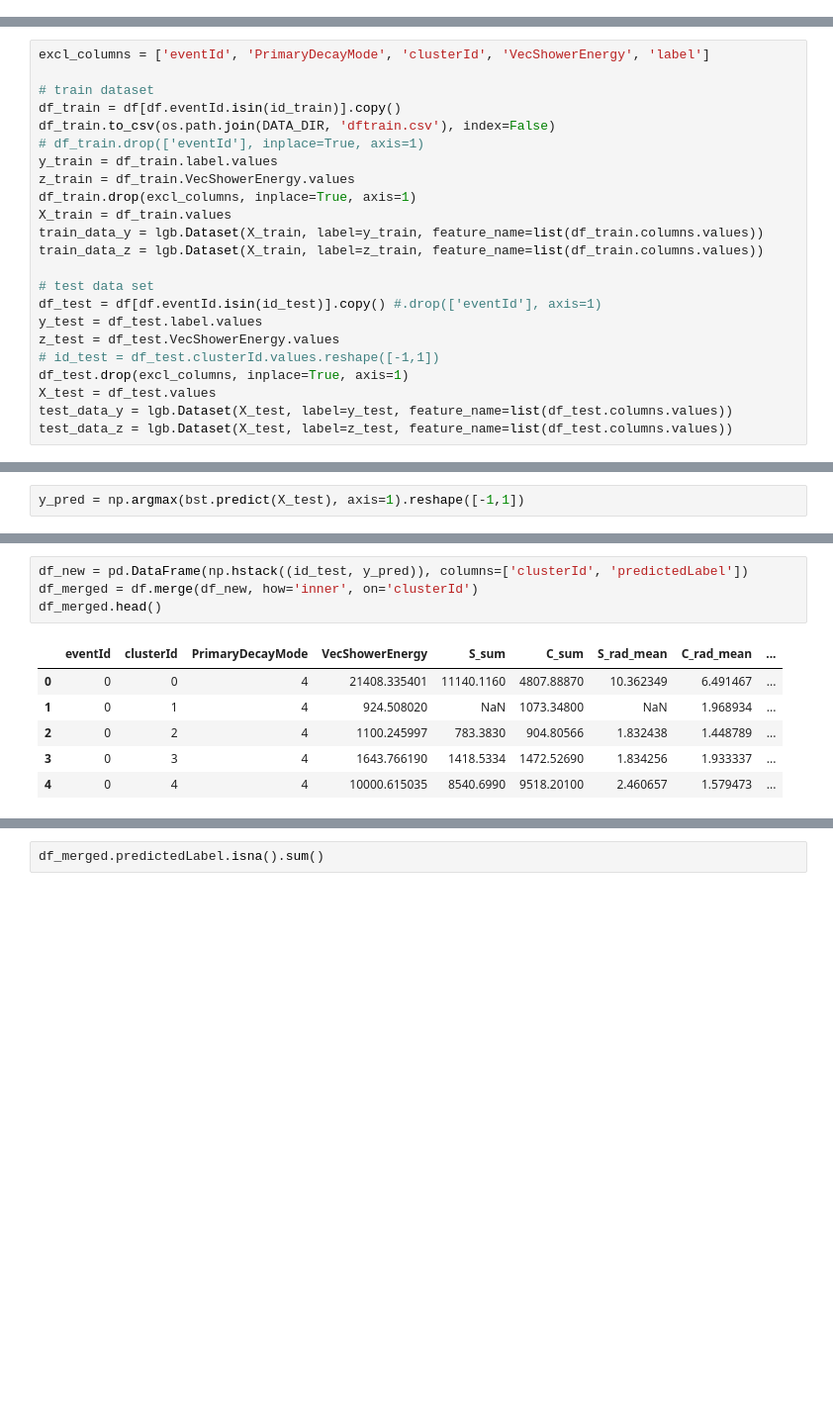
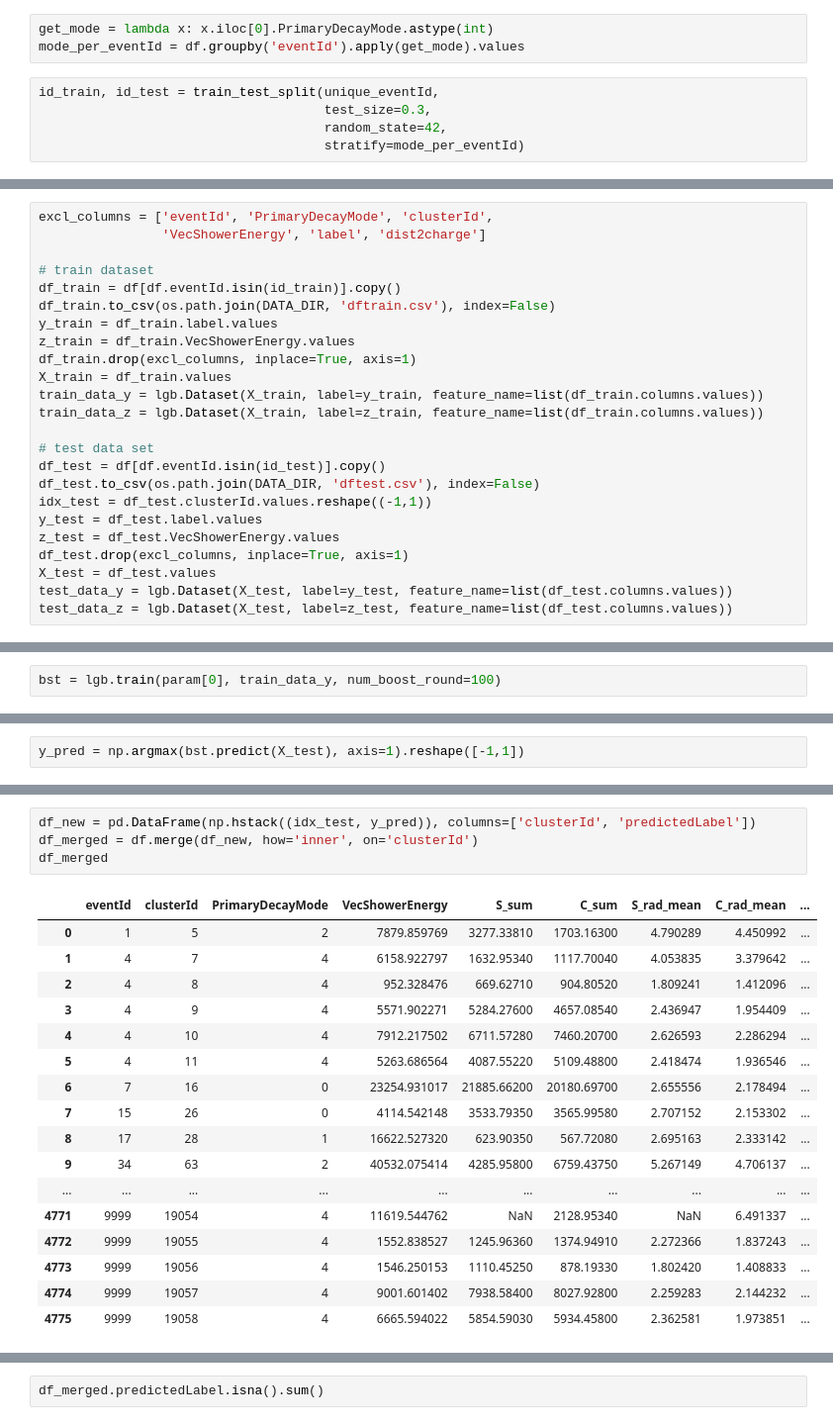
Before and after one commit to mollyhjorthjensen/DREAM, a Jupyter notebook: Analysis/machinelearning.ipynb, the cells around one changed output, grey strips where cells are left out. Shown at 99% size. Saved outputs shown, nothing was run; the diff lists cells and outputs as text; blank space fills up the shorter version.

```diff
--- a/Analysis/machinelearning.ipynb
+++ b/Analysis/machinelearning.ipynb
@@ -45,0 +51,8 @@ print(id_train.shape, id_test.shape)
+# %%
+get_mode = lambda x: x.iloc[0].PrimaryDecayMode.astype(int)
+mode_per_eventId = df.groupby('eventId').apply(get_mode).values
+# %%
+id_train, id_test = train_test_split(unique_eventId,
+                                     test_size=0.3,
+                                     random_state=42,
+                                     stratify=mode_per_eventId)
@@ -46,10 +67,10 @@ print(id_train.shape, id_test.shape)
 # %%
-excl_columns = ['eventId', 'PrimaryDecayMode', 'clusterId', 'VecShowerEnergy', 'label']
+excl_columns = ['eventId', 'PrimaryDecayMode', 'clusterId',
+                'VecShowerEnergy', 'label', 'dist2charge']
 
 # train dataset
 df_train = df[df.eventId.isin(id_train)].copy()
 df_train.to_csv(os.path.join(DATA_DIR, 'dftrain.csv'), index=False)
-# df_train.drop(['eventId'], inplace=True, axis=1)
 y_train = df_train.label.values
 z_train = df_train.VecShowerEnergy.values
 df_train.drop(excl_columns, inplace=True, axis=1)
@@ -58,10 +79,11 @@ train_data_y = lgb.Dataset(X_train, label=y_train, feature_name=list(df_train.co
 train_data_z = lgb.Dataset(X_train, label=z_train, feature_name=list(df_train.columns.values))
 
 # test data set
-df_test = df[df.eventId.isin(id_test)].copy() #.drop(['eventId'], axis=1)
+df_test = df[df.eventId.isin(id_test)].copy()
+df_test.to_csv(os.path.join(DATA_DIR, 'dftest.csv'), index=False)
+idx_test = df_test.clusterId.values.reshape((-1,1))
 y_test = df_test.label.values
 z_test = df_test.VecShowerEnergy.values
-# id_test = df_test.clusterId.values.reshape([-1,1])
 df_test.drop(excl_columns, inplace=True, axis=1)
 X_test = df_test.values
 test_data_y = lgb.Dataset(X_test, label=y_test, feature_name=list(df_test.columns.values))
@@ -144,4 +145,6 @@ results
 # %%
 bst = lgb.train(param[results[0][0]], train_data_y, num_boost_round=results[0][1])
+# %%
+bst = lgb.train(param[0], train_data_y, num_boost_round=100)
 # %% [markdown]
 ### Testing
@@ -165,11 +164,22 @@ accuracy_score(y_test, y_pred)
 # %%
-df_new = pd.DataFrame(np.hstack((id_test, y_pred)), columns=['clusterId', 'predictedLabel'])
+df_new = pd.DataFrame(np.hstack((idx_test, y_pred)), columns=['clusterId', 'predictedLabel'])
 df_merged = df.merge(df_new, how='inner', on='clusterId')
-df_merged.head()
+df_merged
 # %% [output]
 |  | eventId | clusterId | PrimaryDecayMode | VecShowerEnergy | S_sum | C_sum | S_rad_mean | C_rad_mean | ... |
-| 0 | 0 | 0 | 4 | 21408.335401 | 11140.1160 | 4807.88870 | 10.362349 | 6.491467 | ... |
-| 1 | 0 | 1 | 4 | 924.508020 | NaN | 1073.34800 | NaN | 1.968934 | ... |
-| 2 | 0 | 2 | 4 | 1100.245997 | 783.3830 | 904.80566 | 1.832438 | 1.448789 | ... |
-| 3 | 0 | 3 | 4 | 1643.766190 | 1418.5334 | 1472.52690 | 1.834256 | 1.933337 | ... |
-| 4 | 0 | 4 | 4 | 10000.615035 | 8540.6990 | 9518.20100 | 2.460657 | 1.579473 | ... |
+| 0 | 1 | 5 | 2 | 7879.859769 | 3277.33810 | 1703.16300 | 4.790289 | 4.450992 | ... |
+| 1 | 4 | 7 | 4 | 6158.922797 | 1632.95340 | 1117.70040 | 4.053835 | 3.379642 | ... |
+| 2 | 4 | 8 | 4 | 952.328476 | 669.62710 | 904.80520 | 1.809241 | 1.412096 | ... |
+| 3 | 4 | 9 | 4 | 5571.902271 | 5284.27600 | 4657.08540 | 2.436947 | 1.954409 | ... |
+| 4 | 4 | 10 | 4 | 7912.217502 | 6711.57280 | 7460.20700 | 2.626593 | 2.286294 | ... |
+| 5 | 4 | 11 | 4 | 5263.686564 | 4087.55220 | 5109.48800 | 2.418474 | 1.936546 | ... |
+| 6 | 7 | 16 | 0 | 23254.931017 | 21885.66200 | 20180.69700 | 2.655556 | 2.178494 | ... |
+| 7 | 15 | 26 | 0 | 4114.542148 | 3533.79350 | 3565.99580 | 2.707152 | 2.153302 | ... |
+| 8 | 17 | 28 | 1 | 16622.527320 | 623.90350 | 567.72080 | 2.695163 | 2.333142 | ... |
+| 9 | 34 | 63 | 2 | 40532.075414 | 4285.95800 | 6759.43750 | 5.267149 | 4.706137 | ... |
+| ... | ... | ... | ... | ... | ... | ... | ... | ... | ... |
+| 4771 | 9999 | 19054 | 4 | 11619.544762 | NaN | 2128.95340 | NaN | 6.491337 | ... |
+| 4772 | 9999 | 19055 | 4 | 1552.838527 | 1245.96360 | 1374.94910 | 2.272366 | 1.837243 | ... |
+| 4773 | 9999 | 19056 | 4 | 1546.250153 | 1110.45250 | 878.19330 | 1.802420 | 1.408833 | ... |
+| 4774 | 9999 | 19057 | 4 | 9001.601402 | 7938.58400 | 8027.92800 | 2.259283 | 2.144232 | ... |
+| 4775 | 9999 | 19058 | 4 | 6665.594022 | 5854.59030 | 5934.45800 | 2.362581 | 1.973851 | ... |
```
Also changed, not shown: parts of 38 cells of this notebook.
